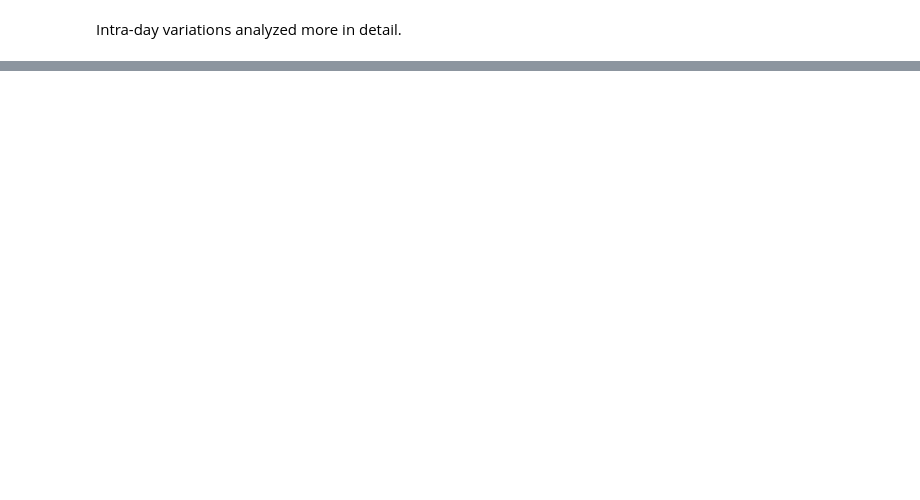
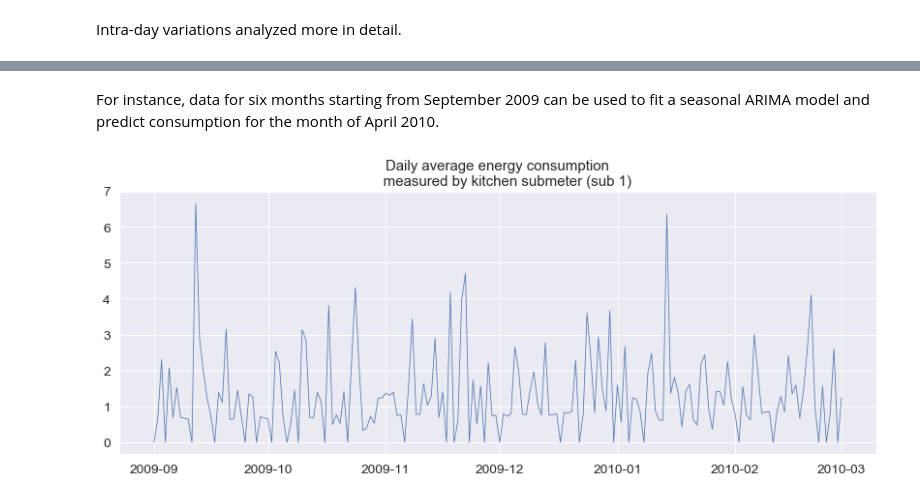
Before and after one commit to melville87/energy-cons-viz, a Jupyter notebook: energy_cons_viz.ipynb, the cells around one changed output, grey strips where cells are left out. Drawn from its saved outputs; the diff is of its cells as text; code cells hidden in the pictures; blank space fills up the shorter version.

```diff
--- a/energy_cons_viz.ipynb
+++ b/energy_cons_viz.ipynb
@@ -521,0 +570,14 @@ Intra-day variations analyzed more in detail.
+# %% [markdown]
+For instance, data for six months starting from September 2009 can be used to fit a seasonal ARIMA model and predict consumption for the month of April 2010.
+# %%
+# time series: consumption measured by kitchen submeter
+ts = byDay["2009-09-01":"2010-03-01"].sub1.copy()
+# set index frequency as daily
+ts = ts.asfreq("D")
+# plot time series
+fig, ax = plt.subplots(figsize= (14, 5))
+ax = plt.plot(ts, linewidth= 0.75)
+ax = plt.title('''Daily average energy consumption
+     measured by kitchen submeter (sub 1)''')
+# %% [output]
+[figure, added]
```
Also changed, not shown: parts of 30 cells of this notebook.
